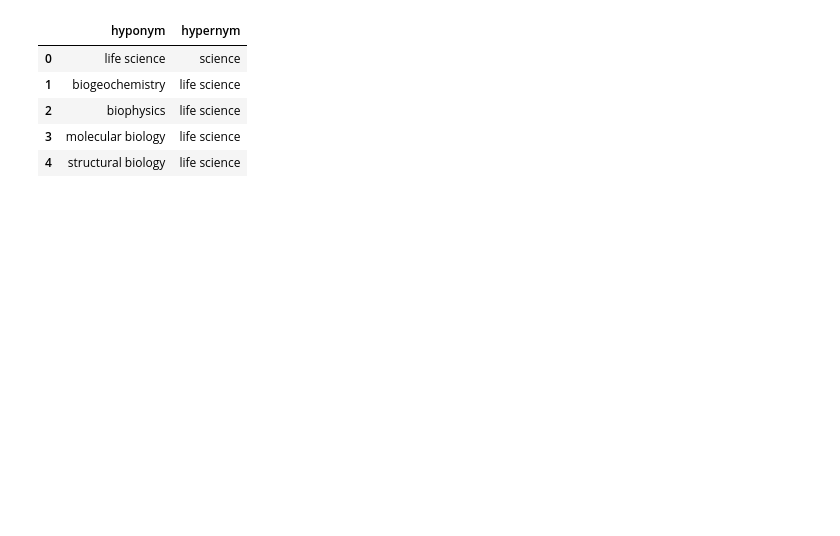
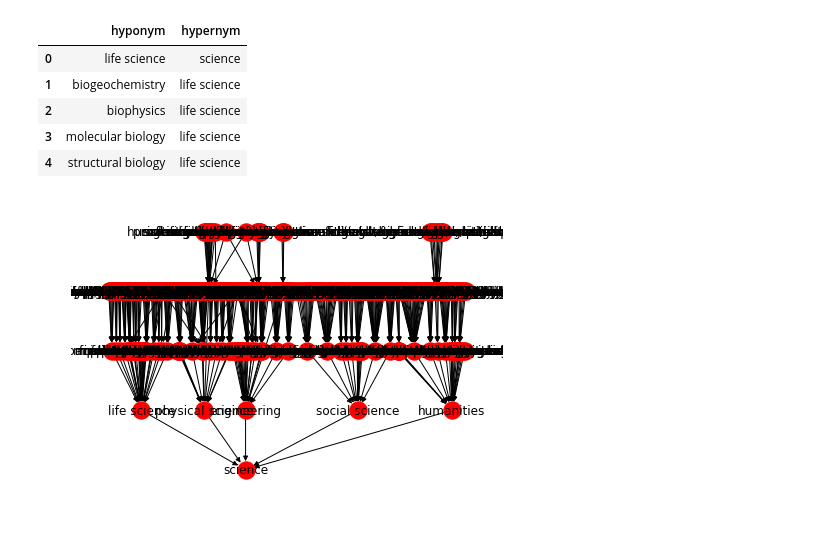
Before and after one commit to uhh-lt/taxi, a Jupyter notebook: testbook.ipynb, the cells around one changed output. Saved outputs shown, nothing was run; the diff lists cells and outputs as text; code cells hidden in the pictures; blank space fills up the shorter version.

```diff
--- a/testbook.ipynb
+++ b/testbook.ipynb
@@ -29,6 +29,8 @@ for rel in zip(list(df['hyponym']), list(df['hypernym'])):
     G.add_edge(rel[0].decode('utf-8'), rel[1].decode('utf-8'))
 # %%
 pos = graphviz_layout(G, prog='dot')
-nx.draw(G, pos, with_labels=False, arrows=True)
-plt.savefig('networkx_visualizations/gs_taxo.png')
+nx.draw(G, pos, with_labels=True, arrows=True)
+plt.savefig('networkx_visualizations/gs_taxo_labelled.png')
 plt.show()
+# %% [output]
+[figure, added]
```
Also changed, not shown: 2 other files.
